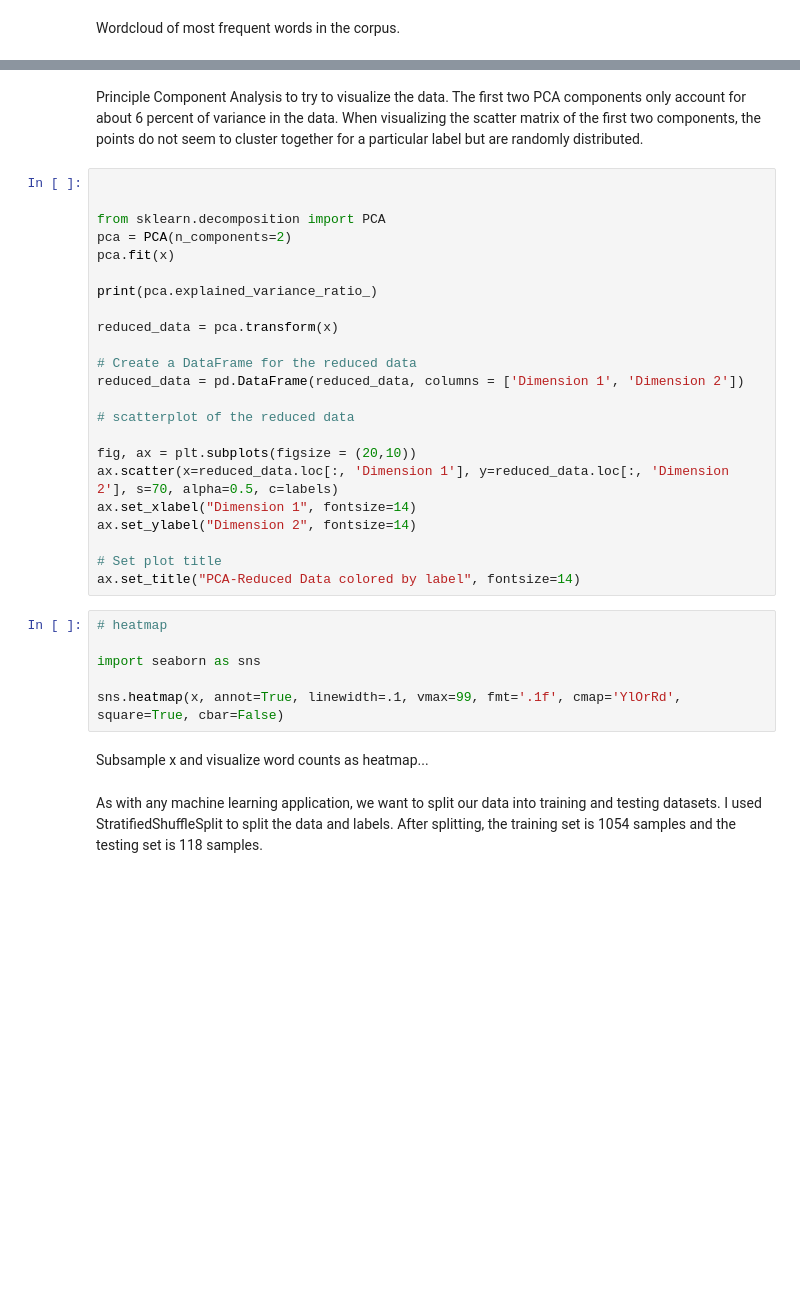
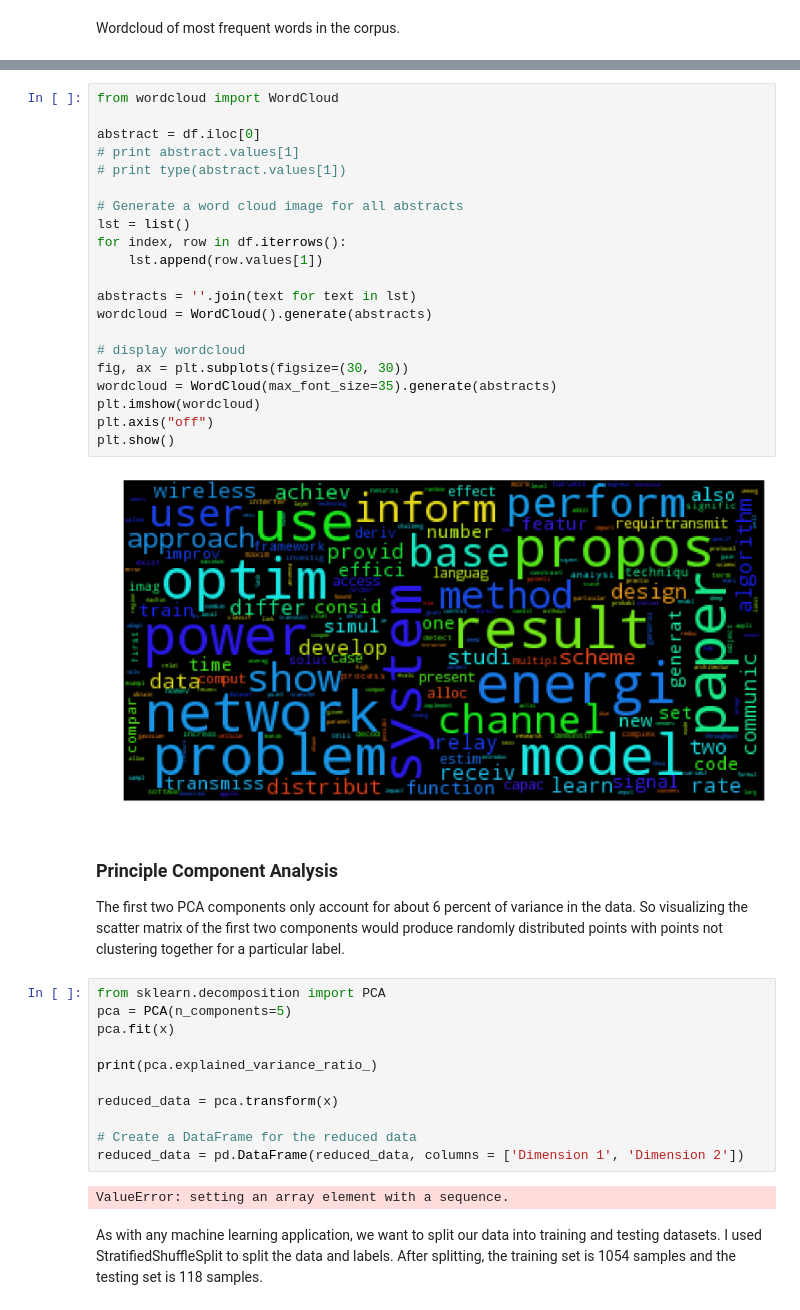
Before and after one commit to natalya-patrikeeva/capstone, a Jupyter notebook: capstone.ipynb, the cells around one changed output, grey strips where cells are left out. Saved outputs shown, nothing was run; the diff lists cells and outputs as text; blank space fills up the shorter version.

Commit message:
data exploration viz

```diff
--- a/capstone.ipynb
+++ b/capstone.ipynb
@@ -207,10 +193,32 @@ ImportError: No module named Image
+# %%
+from wordcloud import WordCloud
+
+abstract = df.iloc[0]
+# print abstract.values[1]
+# print type(abstract.values[1])
+
+# Generate a word cloud image for all abstracts
+lst = list()
+for index, row in df.iterrows():
+    lst.append(row.values[1])
+
+abstracts = ''.join(text for text in lst)
+wordcloud = WordCloud().generate(abstracts)
+
+# display wordcloud
+fig, ax = plt.subplots(figsize=(30, 30))
+wordcloud = WordCloud(max_font_size=35).generate(abstracts)
+plt.imshow(wordcloud)
+plt.axis("off")
+plt.show()
+# %% [output]
+[figure, added]
 # %% [markdown]
-Principle Component Analysis to try to visualize the data. The first two PCA components only account for about 6 percent of variance in the data. When visualizing the scatter matrix of the first two components, the points do not seem to cluster together for a particular label but are randomly distributed.
+### Principle Component Analysis
+The first two PCA components only account for about 6 percent of variance in the data. So visualizing the scatter matrix of the first two components would produce randomly distributed points with points not clustering together for a particular label.
 # %%
-
-
 from sklearn.decomposition import PCA
-pca = PCA(n_components=2)
+pca = PCA(n_components=5)
 pca.fit(x)
 
 print(pca.explained_variance_ratio_)
@@ -219,24 +227,8 @@ reduced_data = pca.transform(x)
 
 # Create a DataFrame for the reduced data
 reduced_data = pd.DataFrame(reduced_data, columns = ['Dimension 1', 'Dimension 2'])
-
-# scatterplot of the reduced data
-
-fig, ax = plt.subplots(figsize = (20,10))
-ax.scatter(x=reduced_data.loc[:, 'Dimension 1'], y=reduced_data.loc[:, 'Dimension 2'], s=70, alpha=0.5, c=labels)
-ax.set_xlabel("Dimension 1", fontsize=14)
-ax.set_ylabel("Dimension 2", fontsize=14)
-
-# Set plot title
-ax.set_title("PCA-Reduced Data colored by label", fontsize=14)
+# %% [output]
+ValueError: setting an array element with a sequence.
-# %%
-# heatmap
-
-import seaborn as sns
-
-sns.heatmap(x, annot=True, linewidth=.1, vmax=99, fmt='.1f', cmap='YlOrRd', square=True, cbar=False)
-# %% [markdown]
-Subsample x and visualize word counts as heatmap...
 # %% [markdown]
 As with any machine learning application, we want to split our data into training and testing datasets. I used StratifiedShuffleSplit to split the data and labels. After splitting, the training set is 1054 samples and the testing set is 118 samples.
 # %%
```
Also changed, not shown: parts of 8 cells of this notebook.
